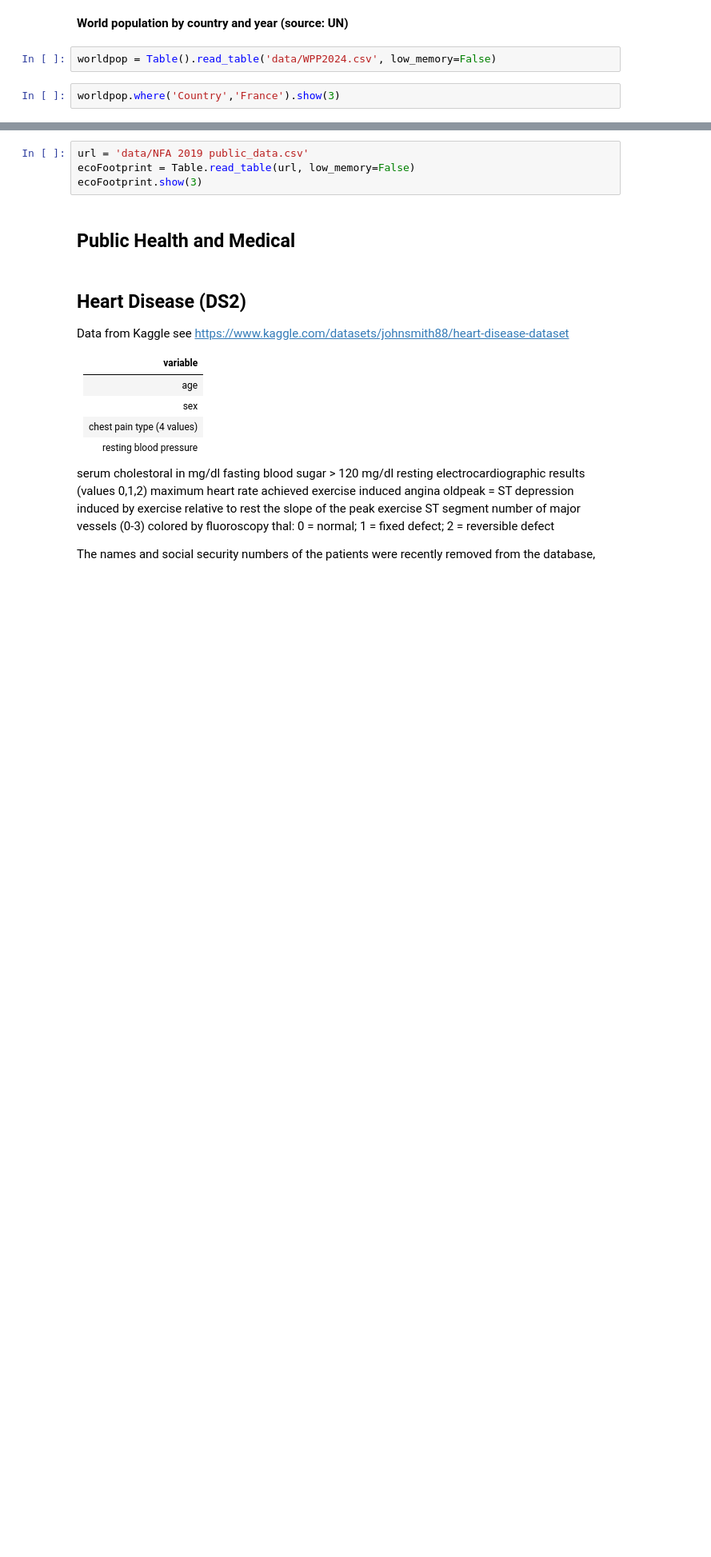
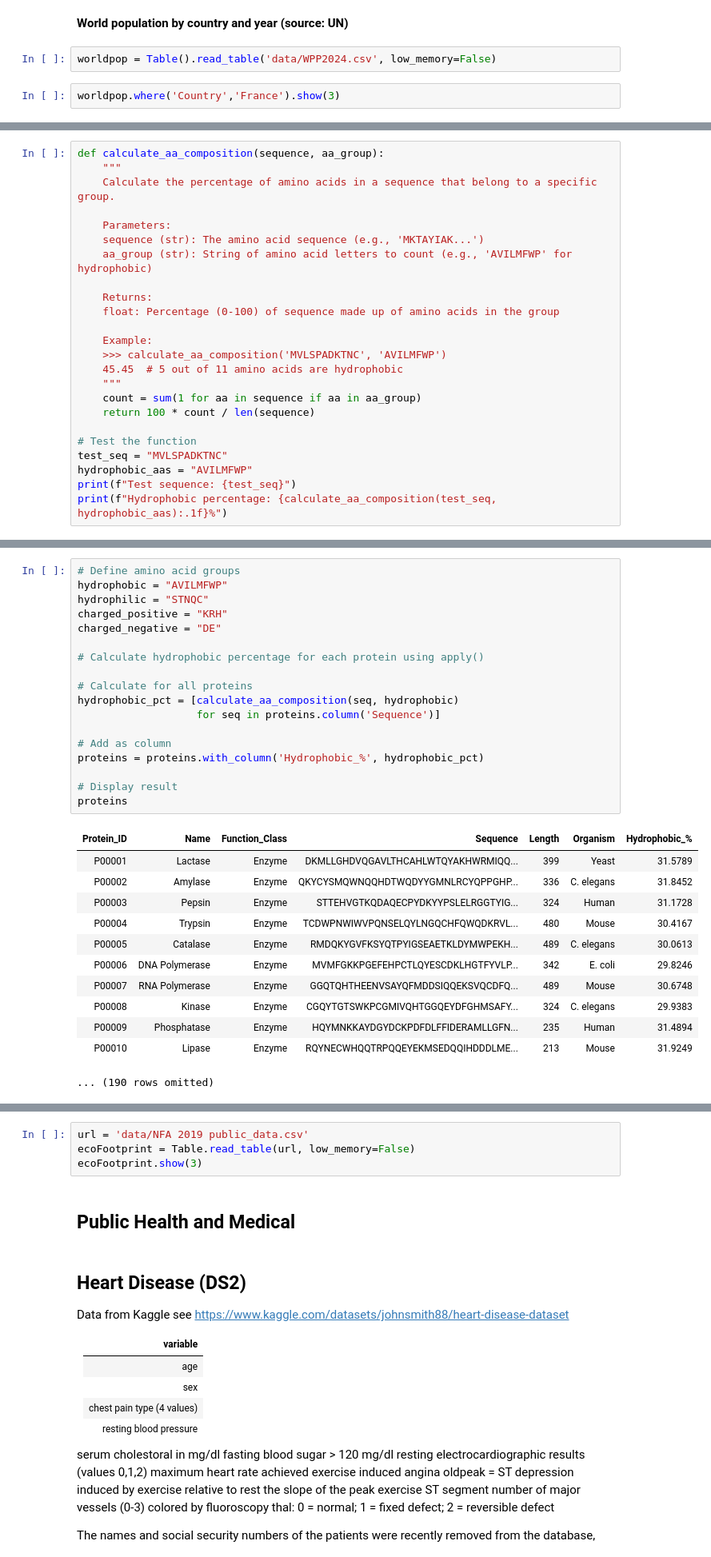
Before and after one commit to laserchemist/datascience, a Jupyter notebook: Fall 2025/Group-project/Group_Project_Datasets.ipynb, the cells around one changed output, grey strips where cells are left out. Shown at 80% size. Cells and saved outputs as stored; diff of their text form; blank space fills up the shorter version.

```diff
--- a/Fall 2025/Group-project/Group_Project_Datasets.ipynb
+++ b/Fall 2025/Group-project/Group_Project_Datasets.ipynb
@@ -47,0 +624,24 @@ worldpop.where('Country','France').show(3)
+# %%
+def calculate_aa_composition(sequence, aa_group):
+    """
+    Calculate the percentage of amino acids in a sequence that belong to a specific group.
+
+    Parameters:
+    sequence (str): The amino acid sequence (e.g., 'MKTAYIAK...')
+    aa_group (str): String of amino acid letters to count (e.g., 'AVILMFWP' for hydrophobic)
+
+    Returns:
+    float: Percentage (0-100) of sequence made up of amino acids in the group
+
+    Example:
+    >>> calculate_aa_composition('MVLSPADKTNC', 'AVILMFWP')
+    45.45  # 5 out of 11 amino acids are hydrophobic
+    """
+    count = sum(1 for aa in sequence if aa in aa_group)
+    return 100 * count / len(sequence)
+
+# Test the function
+test_seq = "MVLSPADKTNC"
+hydrophobic_aas = "AVILMFWP"
+print(f"Test sequence: {test_seq}")
+print(f"Hydrophobic percentage: {calculate_aa_composition(test_seq, hydrophobic_aas):.1f}%")
@@ -47,0 +655,31 @@ worldpop.where('Country','France').show(3)
+# %%
+# Define amino acid groups
+hydrophobic = "AVILMFWP"
+hydrophilic = "STNQC"
+charged_positive = "KRH"
+charged_negative = "DE"
+
+# Calculate hydrophobic percentage for each protein using apply()
+
+# Calculate for all proteins
+hydrophobic_pct = [calculate_aa_composition(seq, hydrophobic)
+                   for seq in proteins.column('Sequence')]
+
+# Add as column
+proteins = proteins.with_column('Hydrophobic_%', hydrophobic_pct)
+
+# Display result
+proteins
+# %% [output]
+| Protein_ID | Name | Function_Class | Sequence | Length | Organism | Hydrophobic_% |
+| P00001 | Lactase | Enzyme | DKMLLGHDVQGAVLTHCAHLWTQYAKHWRMIQQ... | 399 | Yeast | 31.5789 |
+| P00002 | Amylase | Enzyme | QKYCYSMQWNQQHDTWQDYYGMNLRCYQPPGHP... | 336 | C. elegans | 31.8452 |
+| P00003 | Pepsin | Enzyme | STTEHVGTKQDAQECPYDKYYPSLELRGGTYIG... | 324 | Human | 31.1728 |
+| P00004 | Trypsin | Enzyme | TCDWPNWIWVPQNSELQYLNGQCHFQWQDKRVL... | 480 | Mouse | 30.4167 |
+| P00005 | Catalase | Enzyme | RMDQKYGVFKSYQTPYIGSEAETKLDYMWPEKH... | 489 | C. elegans | 30.0613 |
+| P00006 | DNA Polymerase | Enzyme | MVMFGKKPGEFEHPCTLQYESCDKLHGTFYVLP... | 342 | E. coli | 29.8246 |
+| P00007 | RNA Polymerase | Enzyme | GGQTQHTHEENVSAYQFMDDSIQQEKSVQCDFQ... | 489 | Mouse | 30.6748 |
+| P00008 | Kinase | Enzyme | CGQYTGTSWKPCGMIVQHTGGQEYDFGHMSAFY... | 324 | C. elegans | 29.9383 |
+| P00009 | Phosphatase | Enzyme | HQYMNKKAYDGYDCKPDFDLFFIDERAMLLGFN... | 235 | Human | 31.4894 |
+| P00010 | Lipase | Enzyme | RQYNECWHQQTRPQQEYEKMSEDQQIHDDDLME... | 213 | Mouse | 31.9249 |
+... (190 rows omitted)
```
Also changed, not shown: parts of 62 cells of this notebook, 8 other files.
